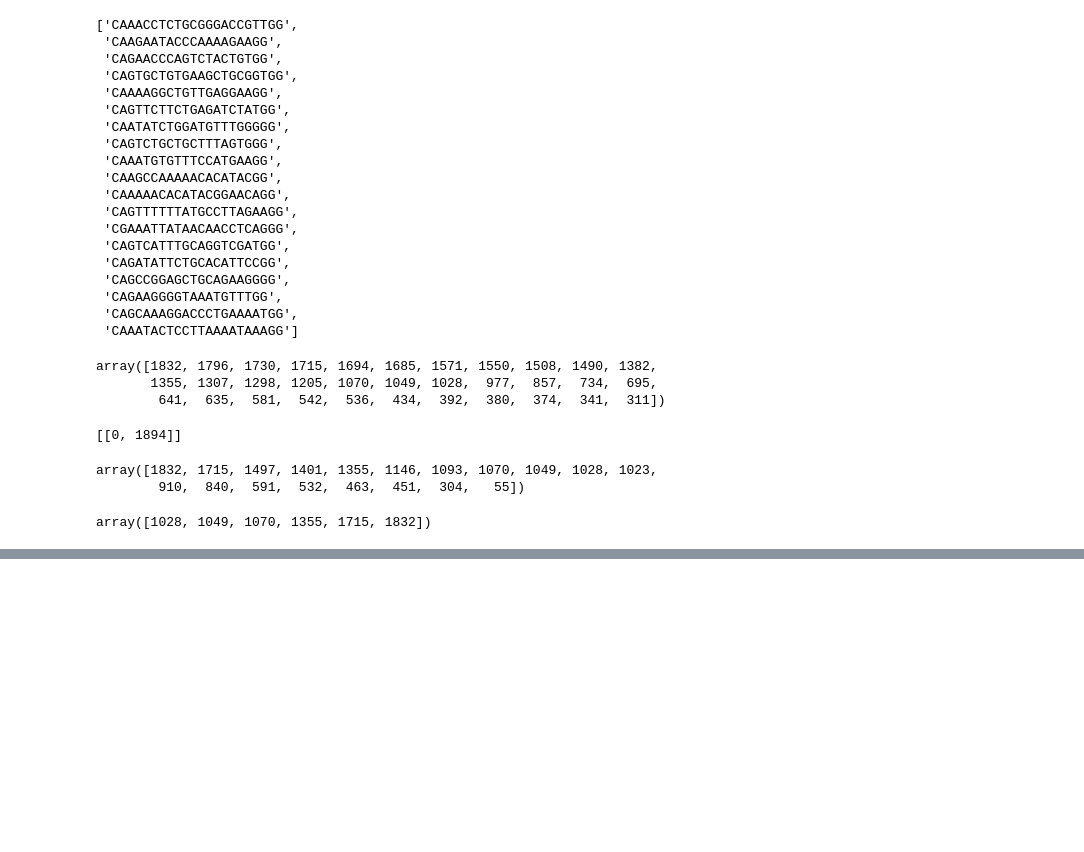
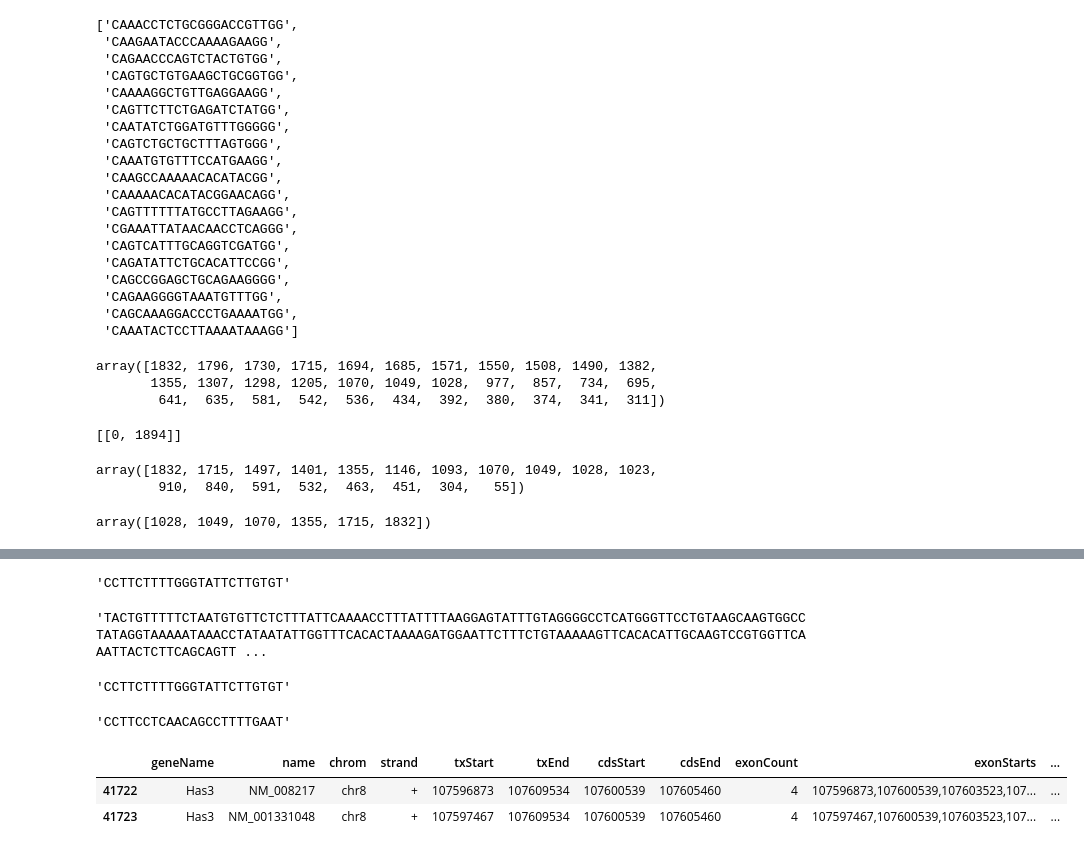
Before and after one commit to aki2274/KOnezumi-AID, a Jupyter notebook: scripts/strand-minus.ipynb, the cells around one changed output, grey strips where cells are left out. Saved outputs shown, nothing was run; the diff lists cells and outputs as text; code cells hidden in the pictures; blank space fills up the shorter version.

```diff
--- a/scripts/strand-minus.ipynb
+++ b/scripts/strand-minus.ipynb
@@ -370,0 +501,16 @@ transcription(base_data['NM_010294::chr5:97602988-97604882'][:1360])
+# %%
+transcription('ACACAAGAATACCCAAAAGAAGG')
+# %% [output]
+'CCTTCTTTTGGGTATTCTTGTGT'
+# %%
+base_data['NM_010294::chr5:97602988-97604882']
+# %% [output]
+'TACTGTTTTTCTAATGTGTTCTCTTTATTCAAAACCTTTATTTTAAGGAGTATTTGTAGGGGCCTCATGGGTTCCTGTAAGCAAGTGGCCTATAGGTAAAAATAAACCTATAATATTGGTTTCACACTAAAAGATGGAATTCTTTCTGTAAAAAGTTCACACATTGCAAGTCCGTGGTTCAAATTACTCTTCAGCAGTT ...
+# %%
+transcription('ACACAAGAATACCCAAAAGAAGG')
+# %% [output]
+'CCTTCTTTTGGGTATTCTTGTGT'
+# %%
+transcription('ATTCAAAAGGCTGTTGAGGAAGG')
+# %% [output]
+'CCTTCCTCAACAGCCTTTTGAAT'
@@ -370,0 +521,6 @@ transcription(base_data['NM_010294::chr5:97602988-97604882'][:1360])
+# %%
+gene_df[gene_df['geneName']=='Has3']
+# %% [output]
+|  | geneName | name | chrom | strand | txStart | txEnd | cdsStart | cdsEnd | exonCount | exonStarts | ... |
+| 41722 | Has3 | NM_008217 | chr8 | + | 107596873 | 107609534 | 107600539 | 107605460 | 4 | 107596873,107600539,107603523,107... | ... |
+| 41723 | Has3 | NM_001331048 | chr8 | + | 107597467 | 107609534 | 107600539 | 107605460 | 4 | 107597467,107600539,107603523,107... | ... |
```
Also changed, not shown: parts of 40 cells of this notebook.
